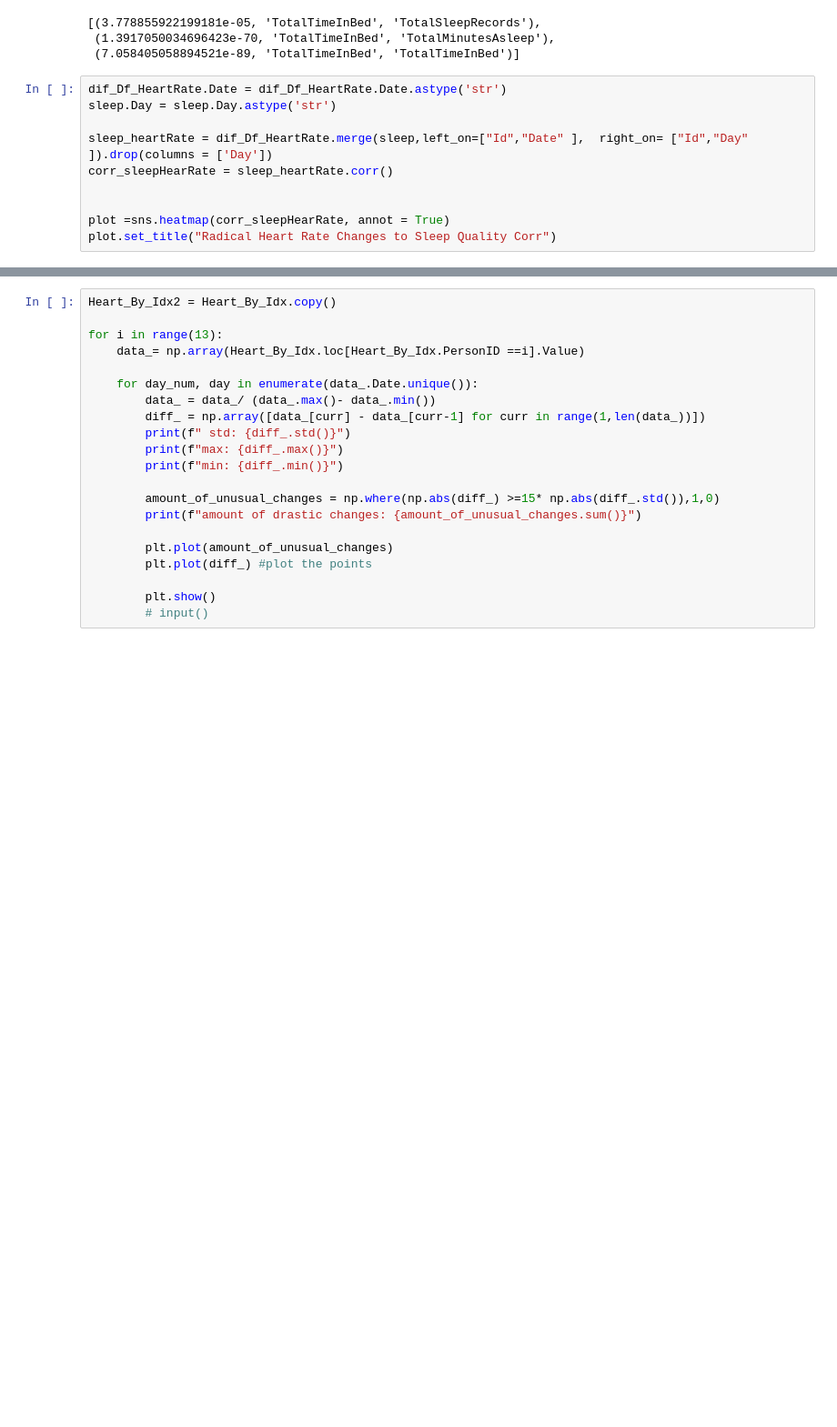
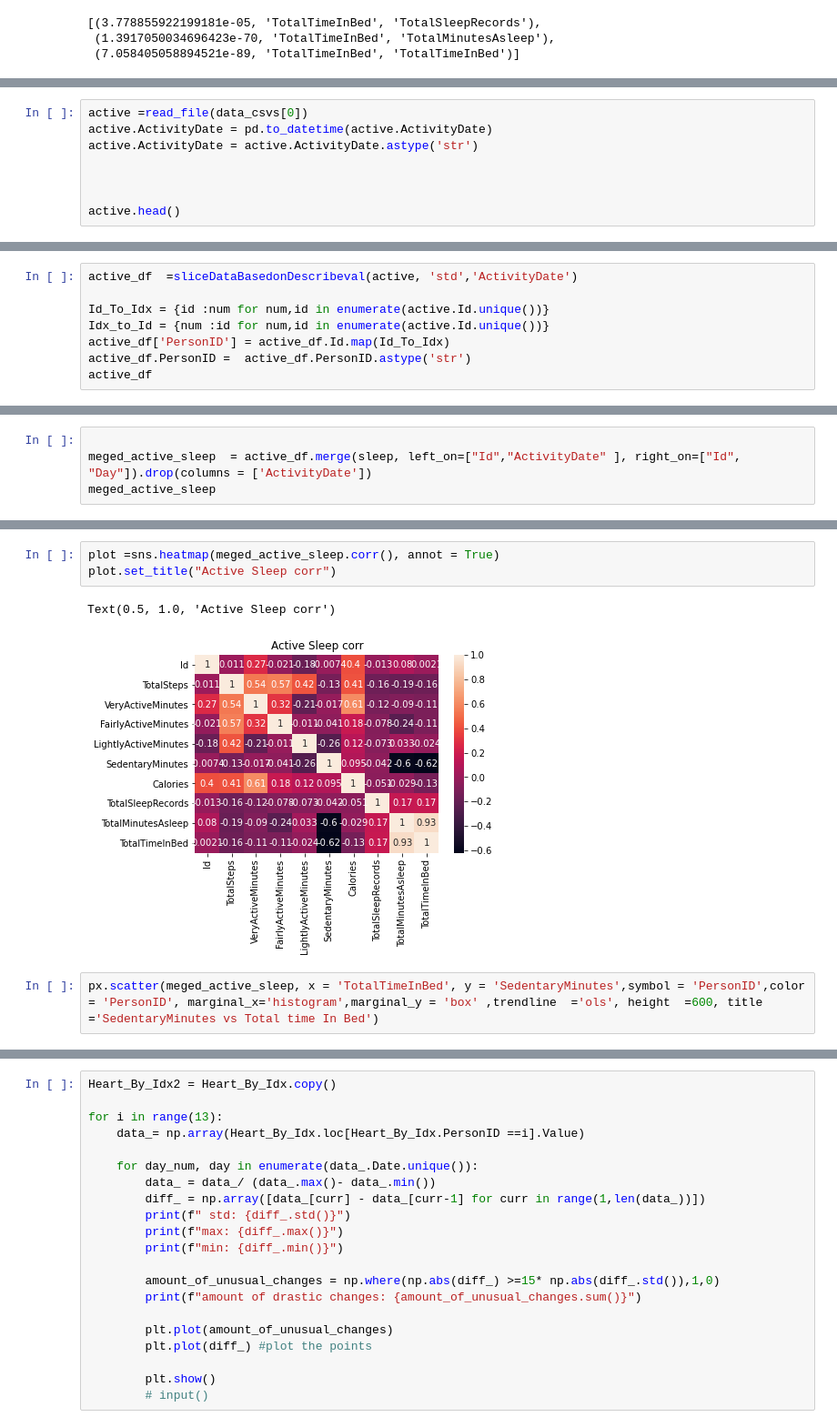
Before and after one commit to idangrady/DataAnalysisCourse, a Jupyter notebook: Idan/DataPre.ipynb, the cells around one changed output, grey strips where cells are left out. Shown at 91% size. Drawn from its saved outputs; the diff is of its cells as text; blank space fills up the shorter version.

Commit message:
finished Plots

```diff
--- a/Idan/DataPre.ipynb
+++ b/Idan/DataPre.ipynb
@@ -704,13 +729,3 @@ Significant - 7.058405058894521e-89 - to TotalTimeInBed with TotalTimeInBed
 [(3.778855922199181e-05, 'TotalTimeInBed', 'TotalSleepRecords'),
  (1.3917050034696423e-70, 'TotalTimeInBed', 'TotalMinutesAsleep'),
  (7.058405058894521e-89, 'TotalTimeInBed', 'TotalTimeInBed')]
-# %%
-dif_Df_HeartRate.Date = dif_Df_HeartRate.Date.astype('str')
-sleep.Day = sleep.Day.astype('str')
-
-sleep_heartRate = dif_Df_HeartRate.merge(sleep,left_on=["Id","Date" ],  right_on= ["Id","Day" ]).drop(columns = ['Day'])
-corr_sleepHearRate = sleep_heartRate.corr()
-
-
-plot =sns.heatmap(corr_sleepHearRate, annot = True)
-plot.set_title("Radical Heart Rate Changes to Sleep Quality Corr")
@@ -719,0 +734,8 @@ Text(0.5, 1.0, 'Radical Heart Rate Changes to Sleep Quality Corr')
+# %%
+active =read_file(data_csvs[0])
+active.ActivityDate = pd.to_datetime(active.ActivityDate)
+active.ActivityDate = active.ActivityDate.astype('str')
+
+
+
+active.head()
@@ -719,0 +778,8 @@ Text(0.5, 1.0, 'Radical Heart Rate Changes to Sleep Quality Corr')
+# %%
+active_df  =sliceDataBasedonDescribeval(active, 'std','ActivityDate')
+
+Id_To_Idx = {id :num for num,id in enumerate(active.Id.unique())}
+Idx_to_Id = {num :id for num,id in enumerate(active.Id.unique())}
+active_df['PersonID'] = active_df.Id.map(Id_To_Idx)
+active_df.PersonID =  active_df.PersonID.astype('str')
+active_df
@@ -719,0 +811,4 @@ Text(0.5, 1.0, 'Radical Heart Rate Changes to Sleep Quality Corr')
+# %%
+
+meged_active_sleep  = active_df.merge(sleep, left_on=["Id","ActivityDate" ], right_on=["Id", "Day"]).drop(columns = ['ActivityDate'])
+meged_active_sleep
@@ -719,0 +829,8 @@ Text(0.5, 1.0, 'Radical Heart Rate Changes to Sleep Quality Corr')
+# %%
+plot =sns.heatmap(meged_active_sleep.corr(), annot = True)
+plot.set_title("Active Sleep corr")
+# %% [output]
+Text(0.5, 1.0, 'Active Sleep corr')
+[figure, added]
+# %%
+px.scatter(meged_active_sleep, x = 'TotalTimeInBed', y = 'SedentaryMinutes',symbol = 'PersonID',color = 'PersonID', marginal_x='histogram',marginal_y = 'box' ,trendline  ='ols', height  =600, title ='SedentaryMinutes vs Total time In Bed')
```
Also changed, not shown: parts of 15 cells of this notebook.
